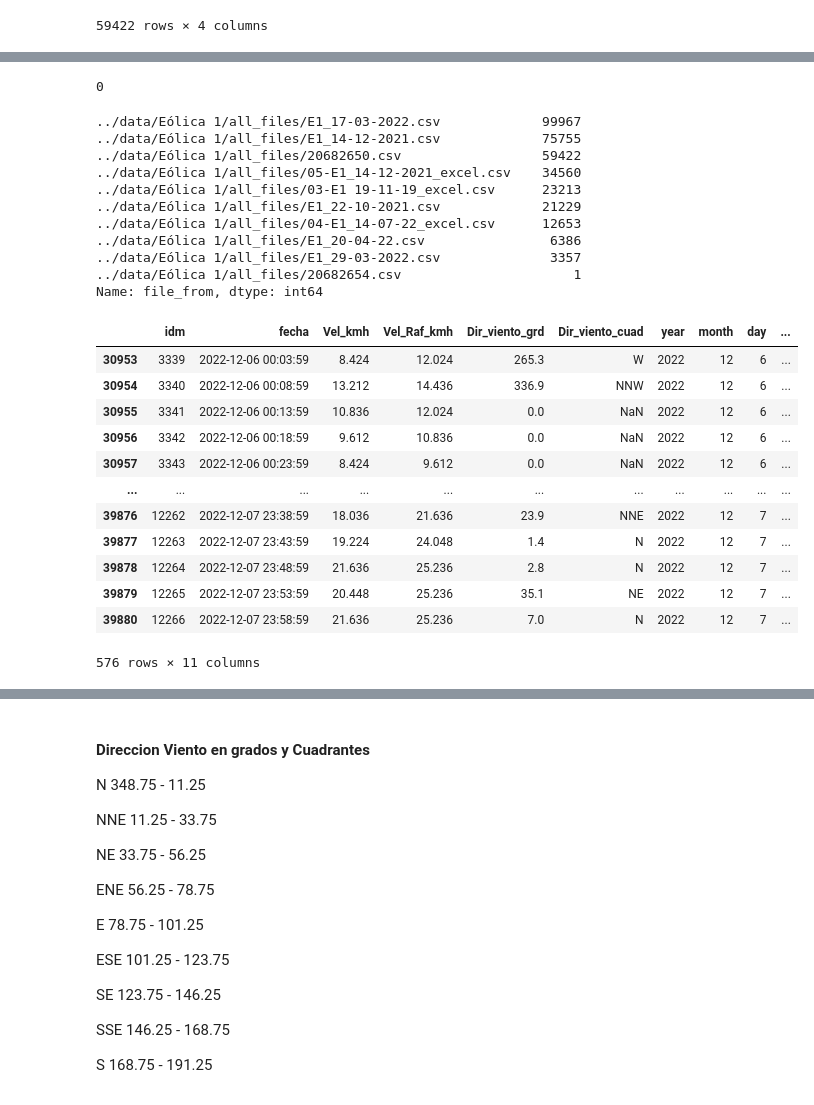
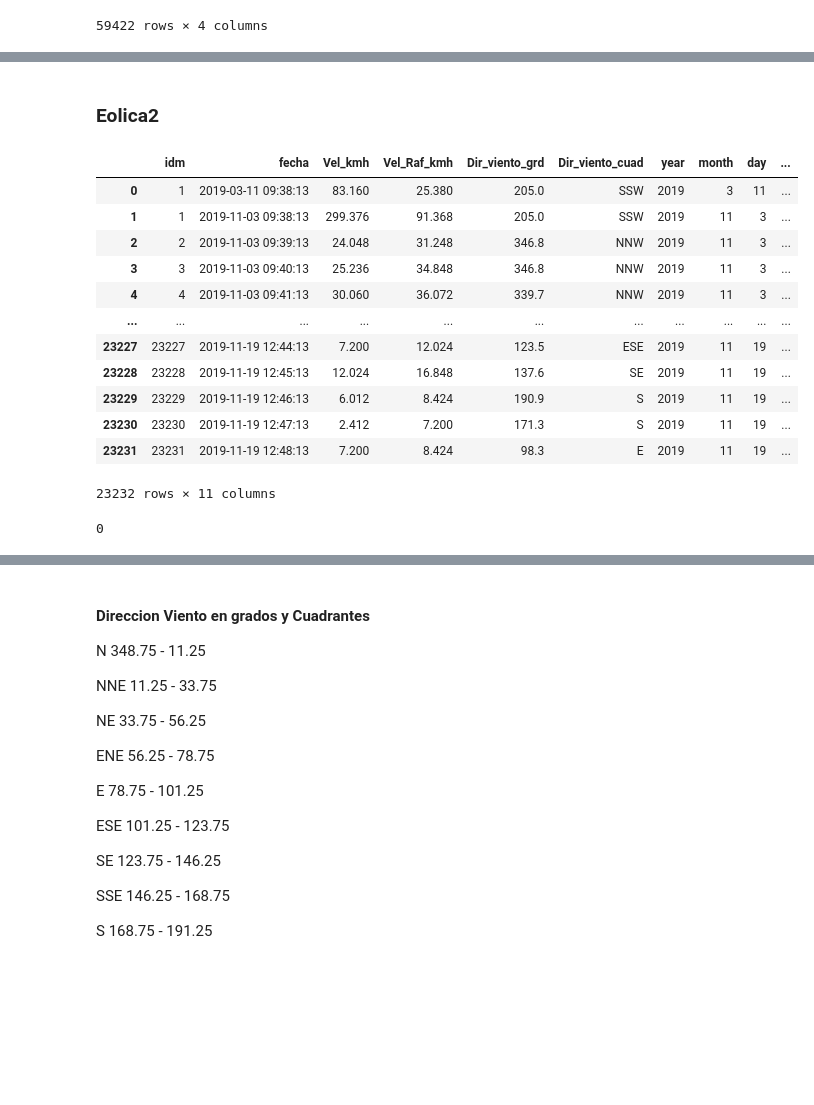
Before and after one commit to ctalamilla/tacatacaMeteo, a Jupyter notebook: Notebooks/EDA.ipynb, the cells around one changed output, grey strips where cells are left out. Saved outputs shown, nothing was run; the diff lists cells and outputs as text; code cells hidden in the pictures; blank space fills up the shorter version.

```diff
--- a/Notebooks/EDA.ipynb
+++ b/Notebooks/EDA.ipynb
@@ -157 +208,20 @@ EstacionEolica1
+# %% [markdown]
+### Eolica2
+# %%
+EstacionEolica2_dmy = cleanEolica('../data/Eólica 2/all_files_dmy', 'Eolica1', dmy=True)
+EstacionEolica2_dmy
+# %% [output]
+|  | idm | fecha | Vel_kmh | Vel_Raf_kmh | Dir_viento_grd | Dir_viento_cuad | year | month | day | ... |
+| 0 | 1 | 2019-03-11 09:38:13 | 83.160 | 25.380 | 205.0 | SSW | 2019 | 3 | 11 | ... |
+| 1 | 1 | 2019-11-03 09:38:13 | 299.376 | 91.368 | 205.0 | SSW | 2019 | 11 | 3 | ... |
+| 2 | 2 | 2019-11-03 09:39:13 | 24.048 | 31.248 | 346.8 | NNW | 2019 | 11 | 3 | ... |
+| 3 | 3 | 2019-11-03 09:40:13 | 25.236 | 34.848 | 346.8 | NNW | 2019 | 11 | 3 | ... |
+| 4 | 4 | 2019-11-03 09:41:13 | 30.060 | 36.072 | 339.7 | NNW | 2019 | 11 | 3 | ... |
+| ... | ... | ... | ... | ... | ... | ... | ... | ... | ... | ... |
+| 23227 | 23227 | 2019-11-19 12:44:13 | 7.200 | 12.024 | 123.5 | ESE | 2019 | 11 | 19 | ... |
+| 23228 | 23228 | 2019-11-19 12:45:13 | 12.024 | 16.848 | 137.6 | SE | 2019 | 11 | 19 | ... |
+| 23229 | 23229 | 2019-11-19 12:46:13 | 6.012 | 8.424 | 190.9 | S | 2019 | 11 | 19 | ... |
+| 23230 | 23230 | 2019-11-19 12:47:13 | 2.412 | 7.200 | 171.3 | S | 2019 | 11 | 19 | ... |
+| 23231 | 23231 | 2019-11-19 12:48:13 | 7.200 | 8.424 | 98.3 | E | 2019 | 11 | 19 | ... |
+23232 rows × 11 columns
 # %%
@@ -159,32 +229,2 @@ EstacionEolica1.duplicated(['fecha']).sum()
 # %% [output]
 0
-# %%
-EstacionEolica1['file_from'].value_counts()
-# %% [output]
-../data/Eólica 1/all_files/E1_17-03-2022.csv             99967
-../data/Eólica 1/all_files/E1_14-12-2021.csv             75755
-../data/Eólica 1/all_files/20682650.csv                  59422
-../data/Eólica 1/all_files/05-E1_14-12-2021_excel.csv    34560
-../data/Eólica 1/all_files/03-E1 19-11-19_excel.csv      23213
-../data/Eólica 1/all_files/E1_22-10-2021.csv             21229
-../data/Eólica 1/all_files/04-E1_14-07-22_excel.csv      12653
-../data/Eólica 1/all_files/E1_20-04-22.csv                6386
-../data/Eólica 1/all_files/E1_29-03-2022.csv              3357
-../data/Eólica 1/all_files/20682654.csv                      1
-Name: file_from, dtype: int64
-# %%
-EstacionEolica1.loc[(EstacionEolica1['year']=='2022')&(EstacionEolica1['month']=='12'),:]
-# %% [output]
-|  | idm | fecha | Vel_kmh | Vel_Raf_kmh | Dir_viento_grd | Dir_viento_cuad | year | month | day | ... |
-| 30953 | 3339 | 2022-12-06 00:03:59 | 8.424 | 12.024 | 265.3 | W | 2022 | 12 | 6 | ... |
-| 30954 | 3340 | 2022-12-06 00:08:59 | 13.212 | 14.436 | 336.9 | NNW | 2022 | 12 | 6 | ... |
-| 30955 | 3341 | 2022-12-06 00:13:59 | 10.836 | 12.024 | 0.0 | NaN | 2022 | 12 | 6 | ... |
-| 30956 | 3342 | 2022-12-06 00:18:59 | 9.612 | 10.836 | 0.0 | NaN | 2022 | 12 | 6 | ... |
-| 30957 | 3343 | 2022-12-06 00:23:59 | 8.424 | 9.612 | 0.0 | NaN | 2022 | 12 | 6 | ... |
-| ... | ... | ... | ... | ... | ... | ... | ... | ... | ... | ... |
-| 39876 | 12262 | 2022-12-07 23:38:59 | 18.036 | 21.636 | 23.9 | NNE | 2022 | 12 | 7 | ... |
-| 39877 | 12263 | 2022-12-07 23:43:59 | 19.224 | 24.048 | 1.4 | N | 2022 | 12 | 7 | ... |
-| 39878 | 12264 | 2022-12-07 23:48:59 | 21.636 | 25.236 | 2.8 | N | 2022 | 12 | 7 | ... |
-| 39879 | 12265 | 2022-12-07 23:53:59 | 20.448 | 25.236 | 35.1 | NE | 2022 | 12 | 7 | ... |
-| 39880 | 12266 | 2022-12-07 23:58:59 | 21.636 | 25.236 | 7.0 | N | 2022 | 12 | 7 | ... |
-576 rows × 11 columns
```
Also changed, not shown: parts of 24 cells of this notebook, 51 other files.
